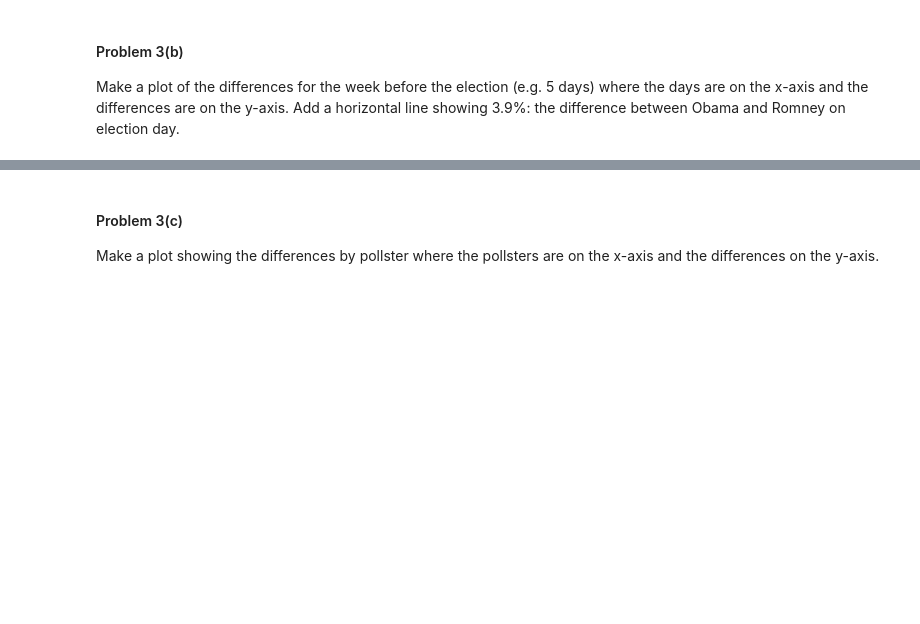
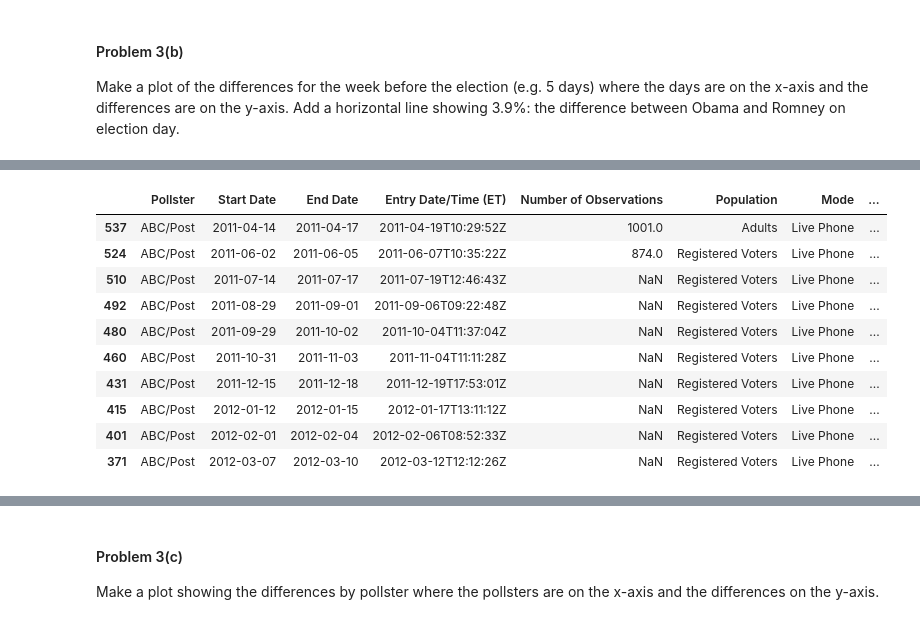
Before and after one commit to mtheartattack/2014, a Jupyter notebook: homework/HW2.ipynb, the cells around one changed output, grey strips where cells are left out. Saved outputs shown, nothing was run; the diff lists cells and outputs as text; code cells hidden in the pictures; blank space fills up the shorter version.

```diff
--- a/homework/HW2.ipynb
+++ b/homework/HW2.ipynb
@@ -735,0 +789,14 @@ Make a plot of the differences for the week before the election (e.g. 5 days) wh
+# %%
+election.head(10)
+# %% [output]
+|  | Pollster | Start Date | End Date | Entry Date/Time (ET) | Number of Observations | Population | Mode | ... |
+| 537 | ABC/Post | 2011-04-14 | 2011-04-17 | 2011-04-19T10:29:52Z | 1001.0 | Adults | Live Phone | ... |
+| 524 | ABC/Post | 2011-06-02 | 2011-06-05 | 2011-06-07T10:35:22Z | 874.0 | Registered Voters | Live Phone | ... |
+| 510 | ABC/Post | 2011-07-14 | 2011-07-17 | 2011-07-19T12:46:43Z | NaN | Registered Voters | Live Phone | ... |
+| 492 | ABC/Post | 2011-08-29 | 2011-09-01 | 2011-09-06T09:22:48Z | NaN | Registered Voters | Live Phone | ... |
+| 480 | ABC/Post | 2011-09-29 | 2011-10-02 | 2011-10-04T11:37:04Z | NaN | Registered Voters | Live Phone | ... |
+| 460 | ABC/Post | 2011-10-31 | 2011-11-03 | 2011-11-04T11:11:28Z | NaN | Registered Voters | Live Phone | ... |
+| 431 | ABC/Post | 2011-12-15 | 2011-12-18 | 2011-12-19T17:53:01Z | NaN | Registered Voters | Live Phone | ... |
+| 415 | ABC/Post | 2012-01-12 | 2012-01-15 | 2012-01-17T13:11:12Z | NaN | Registered Voters | Live Phone | ... |
+| 401 | ABC/Post | 2012-02-01 | 2012-02-04 | 2012-02-06T08:52:33Z | NaN | Registered Voters | Live Phone | ... |
+| 371 | ABC/Post | 2012-03-07 | 2012-03-10 | 2012-03-12T12:12:26Z | NaN | Registered Voters | Live Phone | ... |
```
Also changed, not shown: parts of 28 cells of this notebook.
